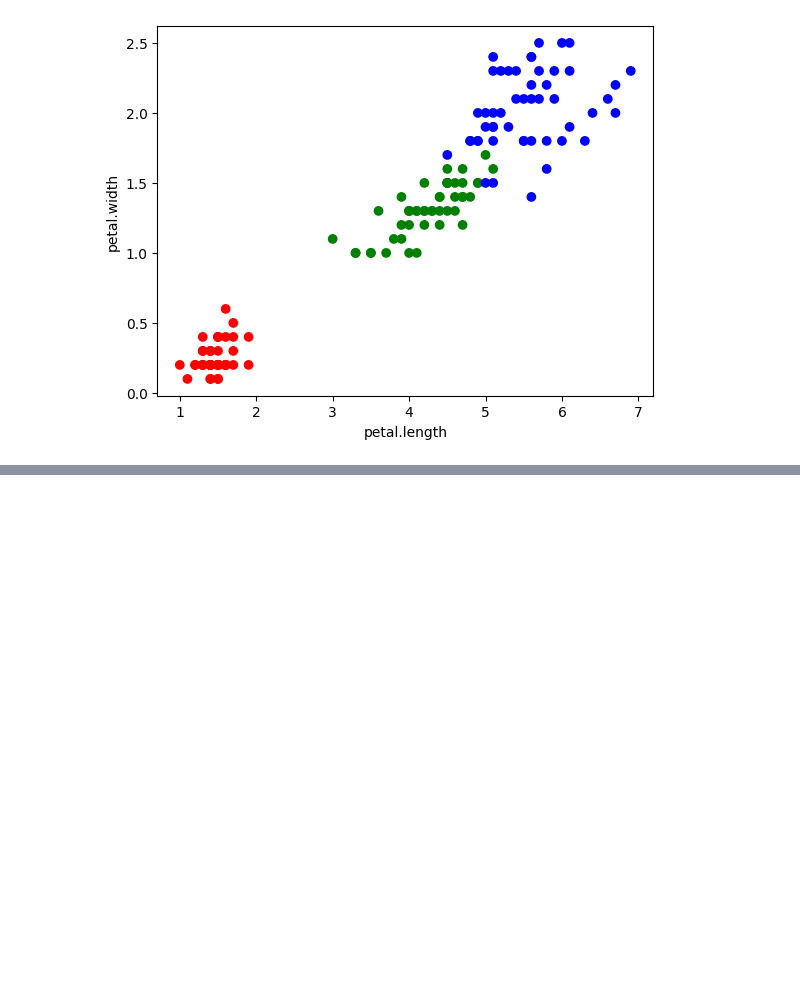
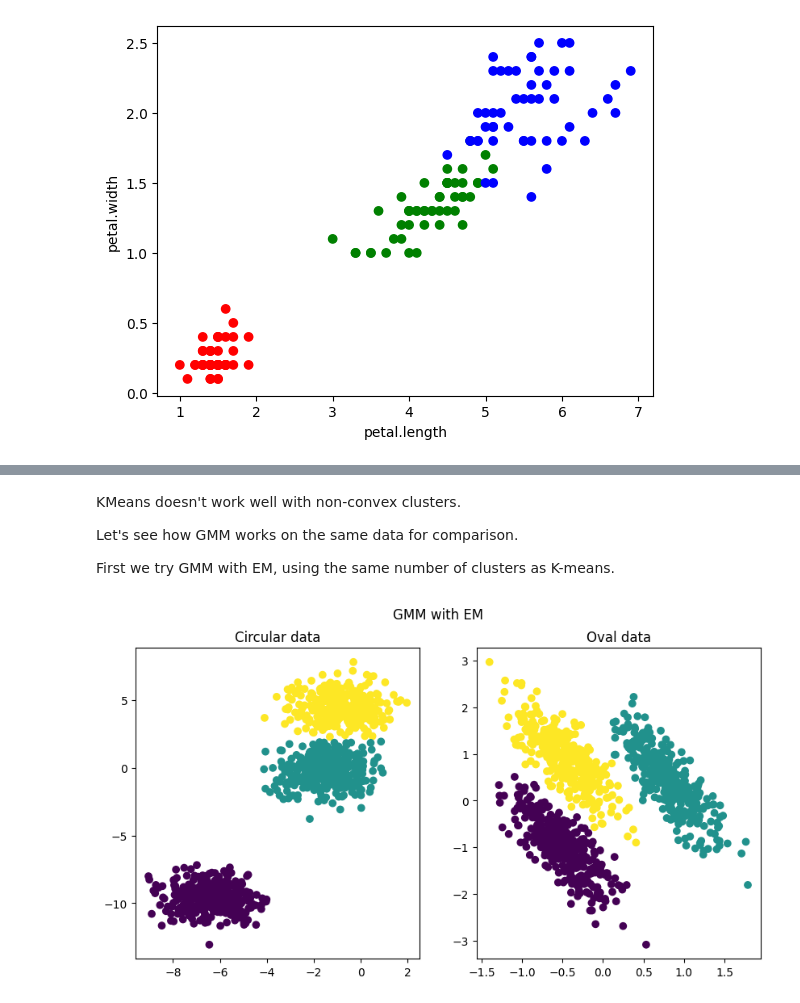
Before and after one commit to davidecapone/MixtureModelsClustering, a Jupyter notebook: notebooks/main.ipynb, the cells around one changed output, grey strips where cells are left out. Saved outputs shown, nothing was run; the diff lists cells and outputs as text; code cells hidden in the pictures; blank space fills up the shorter version.

```diff
--- a/notebooks/main.ipynb
+++ b/notebooks/main.ipynb
@@ -25,0 +65,24 @@ for column in itertools.combinations(iris.columns[:-2], 2):
+# %% [markdown]
+KMeans doesn't work well with non-convex clusters.
+
+Let's see how GMM works on the same data for comparison.
+
+First we try GMM with EM, using the same number of clusters as K-means.
+# %%
+# GMM with EM
+from sklearn.mixture import GaussianMixture
+
+# Apply Gaussian Mixture
+gmm_circular = GaussianMixture(n_components=3, random_state=0).fit(X_circular)
+gmm_oval = GaussianMixture(n_components=3, random_state=0).fit(X_oval)
+
+# Plotting results
+fig, ax = plt.subplots(1, 2, figsize=(10, 5))
+ax[0].scatter(X_circular[:, 0], X_circular[:, 1], c=gmm_circular.predict(X_circular))
+ax[0].set_title('Circular data')
+ax[1].scatter(X_oval[:, 0], X_oval[:, 1], c=gmm_oval.predict(X_oval))
+ax[1].set_title('Oval data')
+fig.suptitle('GMM with EM')
+plt.show()
+# %% [output]
+[figure, added]
```
Also changed, not shown: parts of 6 cells of this notebook.
